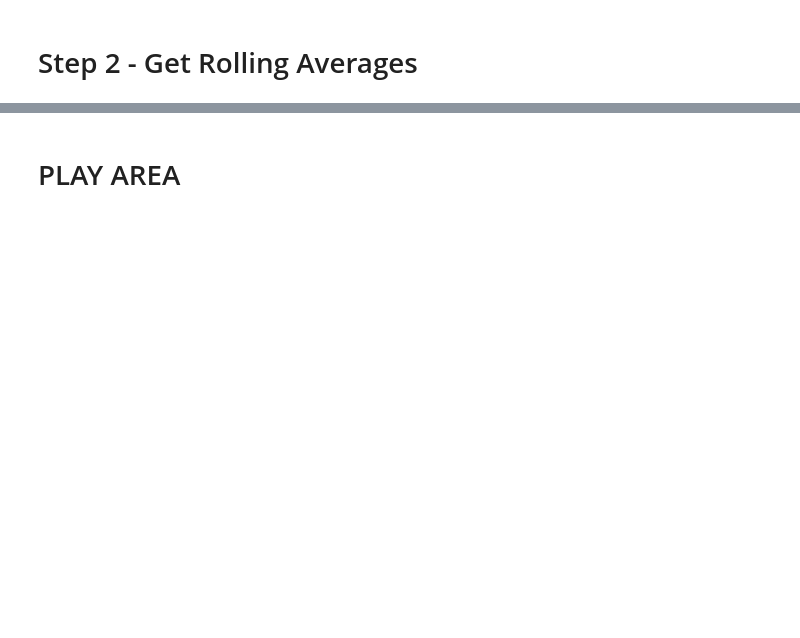
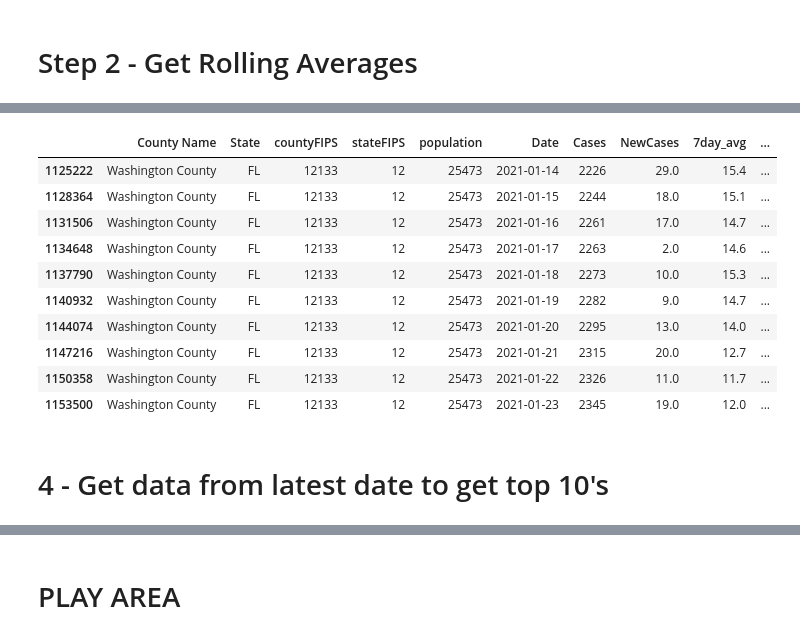
Before and after one commit to JaviThomas/Covid-County-LTC-Analysis, a Jupyter notebook: County-Analysis/County_hotspots.v2.ipynb, the cells around one changed output, grey strips where cells are left out. Drawn from its saved outputs; the diff is of its cells as text; code cells hidden in the pictures; blank space fills up the shorter version.

```diff
--- a/County-Analysis/County_hotspots.v2.ipynb
+++ b/County-Analysis/County_hotspots.v2.ipynb
@@ -60,13 +66,13 @@ df_cases_clean.head(5)
 # %%
 # date_cols = list(df_combined_clean.columns[3:-2])
-id_cols = ['County Name', 'State', 'countyFIPS', 'stateFIPS', 'population']
+id_cols = ['County Name', 'State', 'countyFIPS', 'stateFIPS', 'population'] # these are the dimensions of the data
 
 df_cases_tidy = df_cases_clean.melt(id_vars =id_cols, value_vars = df_cases_clean.columns[4:-2], var_name='Date', value_name='Cases')
 
-df_cases_tidy['Date'] = df_cases_tidy['Date'].astype(str)
+# Convert the Date column which is in a string format to a python datetime datatype.  This facilitates sorting and date differencing
 df_cases_tidy['Date'] = pd.to_datetime(df_cases_tidy['Date'], format='%m/%d/%y')
 
-display(df_cases_tidy.dtypes)
+display(df_cases_tidy.dtypes) # Display data types of each column in the Dataframe
 df_cases_tidy
 # %% [output]
 County Name            object
@@ -100,11 +109,19 @@ df_cases_tidy.sort_values(by=['countyFIPS', 'Date'], inplace=True)
 # %%
 %%time
 first_time = True
+# set temporarily to suppress "SettingWithCopyWarning: A value is trying to be set on a copy of a slice from a DataFrame"
 pd.set_option('mode.chained_assignment', None)
+
+# Processing the data for all states takes ~4-5 minutes. That means slow feedback when debugging and trying to add new features to the data
+# So we do it for one State to get fast feedback.  Once satisfied we change to process data for all states.
+
+# COMMENT THE Following 3 lines and UnComment out line following with for loop to get a dataframe with all states
 state = 'FL'
 mydf = df_cases_tidy[(df_cases_tidy['State'] == state)]
-#for countyFIPS in mydf['countyFIPS'].unique():
-for countyFIPS in df_cases_tidy['countyFIPS'].unique():
+for countyFIPS in mydf['countyFIPS'].unique():
+
+# UNCOMMENT below line (and comment above lines) to get data for all states
+# for countyFIPS in df_cases_tidy['countyFIPS'].unique():  # COMMENT this line if using single state filter for faster feedback
 
     tmp_df = df_cases_tidy[df_cases_tidy['countyFIPS'] == countyFIPS]
 #     tmp_df['7day'] = tmp_df.rolling(7).mean()['Cases']
@@ -121,6 +138,6 @@ for countyFIPS in df_cases_tidy['countyFIPS'].unique():
     else:
         df_cases_7day_tidy = df_cases_7day_tidy.append(tmp_df)
 
-pd.set_option('mode.chained_assignment', 'warn')
+pd.set_option('mode.chained_assignment', 'warn') # Turn off warning suppresion
 # %% [output]
 First
@@ -147,9 +166,0 @@ df_cases_7day_tidy.to_csv('df_cases_7day_tidy.tmp.csv')
-# %%
-# Naming pct_dt_<n>_<varname>
-#   pct => Percentage
-#   dt => Difference
-#   n is # of days difference ie 1 => vs yesterday, 7 => vs 7 days ago
-#   varname => Variable Name We are differencing
-
-df_cases_7day_tidy['pct_dt_7_NewCases'] = (df_cases_7day_tidy['NewCases'] - df_cases_7day_tidy['NewCases'].shift(7)) / df_cases_7day_tidy['NewCases'].shift(7)
-df_cases_7day_tidy['pct_dt_7_7day_avgs'] = (df_cases_7day_tidy['7day_avg'] - df_cases_7day_tidy['7day_avg'].shift(7)) / df_cases_7day_tidy['7day_avg'].shift(7)
@@ -195,0 +167,28 @@ See the caveats in the documentation: https://pandas.pydata.org/pandas-docs/stab
+# %%
+# Parameterize differecing columns by date
+
+# Dictionary of columns
+diffCols = [{'col2Diff': 'NewCases', 'daysAgo2Diff': 7},
+            {'col2Diff': '7day_avg', 'daysAgo2Diff': 7},
+            {'col2Diff': '14day_avg', 'daysAgo2Diff': 7},
+            {'col2Diff': '28day_avg', 'daysAgo2Diff': 7}]
+
+for item in diffCols:
+    newColName = item['col2Diff'] + '_' + str(item['daysAgo2Diff']) + 'DayDiff'
+    df_cases_7day_tidy[newColName] = (df_cases_7day_tidy[item['col2Diff']] - df_cases_7day_tidy[item['col2Diff']].shift(item['daysAgo2Diff']))
+
+df_cases_7day_tidy.sort_values(by=['countyFIPS', 'Date']).tail(10)
+# %% [output]
+|  | County Name | State | countyFIPS | stateFIPS | population | Date | Cases | NewCases | 7day_avg | ... |
+| 1125222 | Washington County | FL | 12133 | 12 | 25473 | 2021-01-14 | 2226 | 29.0 | 15.4 | ... |
+| 1128364 | Washington County | FL | 12133 | 12 | 25473 | 2021-01-15 | 2244 | 18.0 | 15.1 | ... |
+| 1131506 | Washington County | FL | 12133 | 12 | 25473 | 2021-01-16 | 2261 | 17.0 | 14.7 | ... |
+| 1134648 | Washington County | FL | 12133 | 12 | 25473 | 2021-01-17 | 2263 | 2.0 | 14.6 | ... |
+| 1137790 | Washington County | FL | 12133 | 12 | 25473 | 2021-01-18 | 2273 | 10.0 | 15.3 | ... |
+| 1140932 | Washington County | FL | 12133 | 12 | 25473 | 2021-01-19 | 2282 | 9.0 | 14.7 | ... |
+| 1144074 | Washington County | FL | 12133 | 12 | 25473 | 2021-01-20 | 2295 | 13.0 | 14.0 | ... |
+| 1147216 | Washington County | FL | 12133 | 12 | 25473 | 2021-01-21 | 2315 | 20.0 | 12.7 | ... |
+| 1150358 | Washington County | FL | 12133 | 12 | 25473 | 2021-01-22 | 2326 | 11.0 | 11.7 | ... |
+| 1153500 | Washington County | FL | 12133 | 12 | 25473 | 2021-01-23 | 2345 | 19.0 | 12.0 | ... |
+# %% [markdown]
+# 4 - Get data from latest date to get top 10's
```
Also changed, not shown: parts of 26 cells of this notebook, 2 other files.
